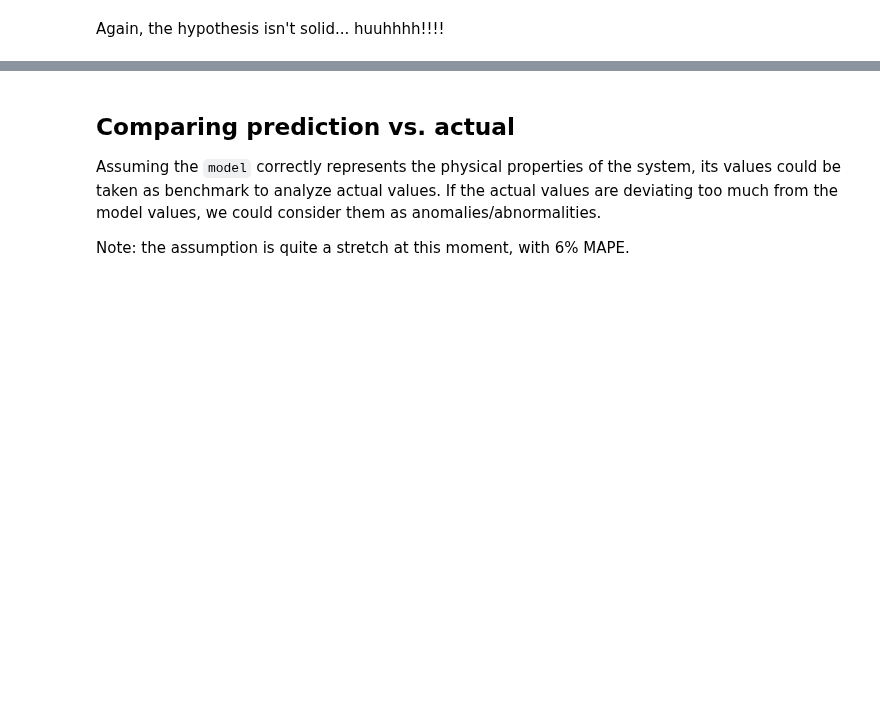
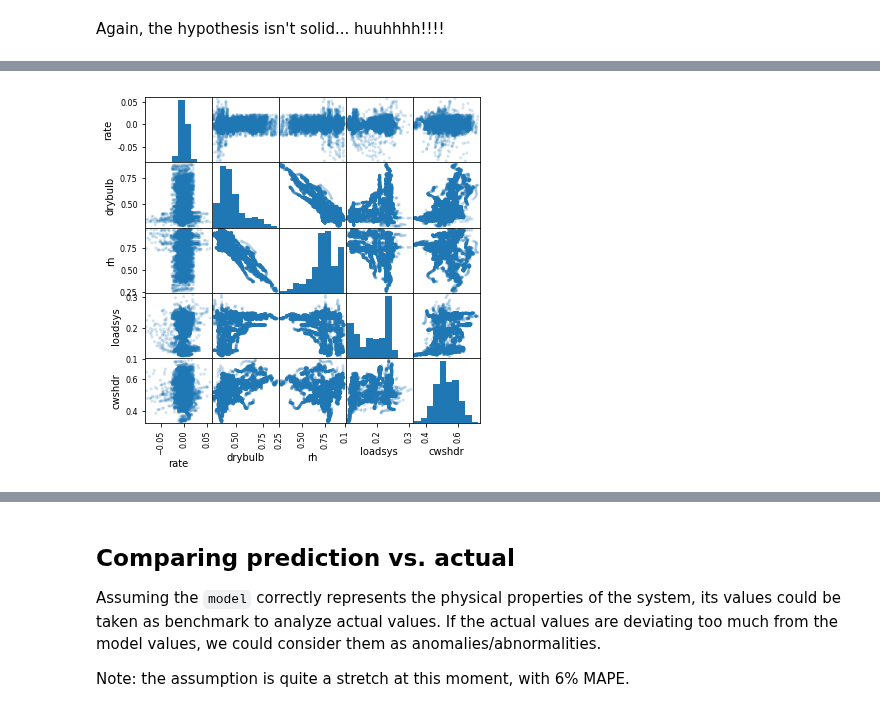
Before and after one commit to MiachelGu/chiller-plants, a Jupyter notebook: notebooks/13. Abnormalities.ipynb, the cells around one changed output, grey strips where cells are left out. Saved outputs shown, nothing was run; the diff lists cells and outputs as text; code cells hidden in the pictures; blank space fills up the shorter version.

```diff
--- a/notebooks/13. Abnormalities.ipynb
+++ b/notebooks/13. Abnormalities.ipynb
@@ -66,0 +75,4 @@ Again, the hypothesis isn't solid... huuhhhh!!!!
+# %%
+ax = scatter_matrix(d[test.abnormal == False], figsize=(6,6), alpha=.2)
+# %% [output]
+[figure, added]
```
Also changed, not shown: parts of 5 cells of this notebook, 1 other file.
